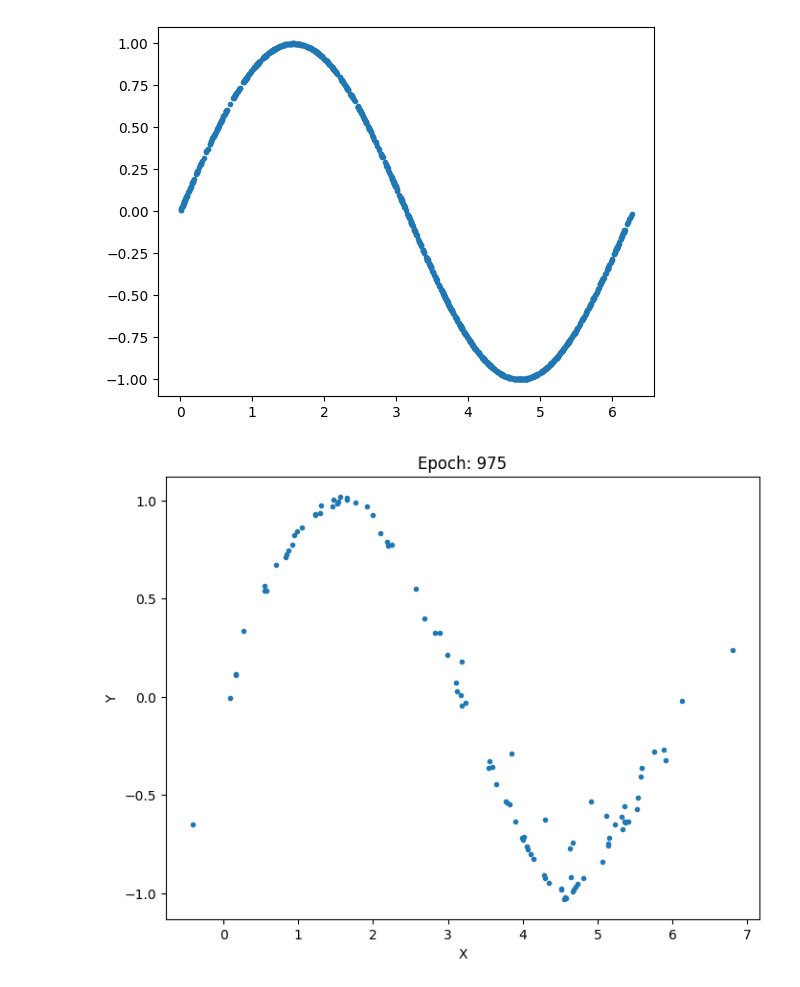
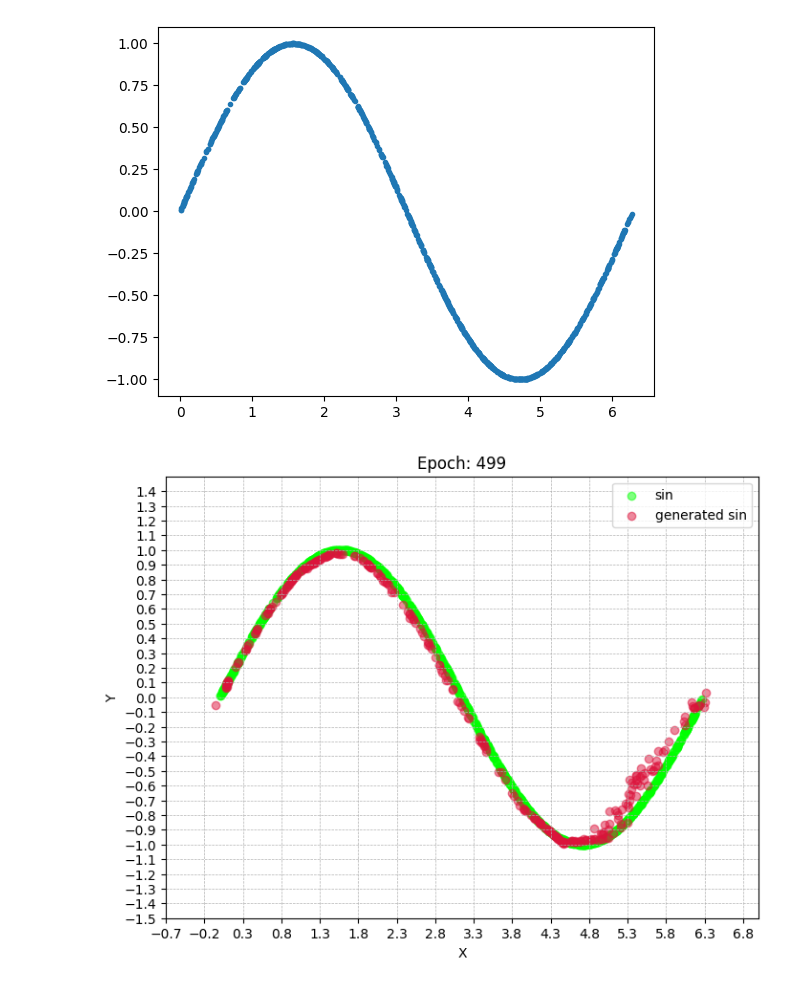
Before and after one commit to Zea-Zee/ShiftLab-2024-Computer-Vision, a Jupyter notebook: gan_sin.ipynb, the cells around one changed output. Saved outputs shown, nothing was run; the diff lists cells and outputs as text; code cells hidden in the pictures.

```diff
--- a/gan_sin.ipynb
+++ b/gan_sin.ipynb
@@ -67,14 +70,18 @@ discriminator = Discriminator()
 generator = Generator()
 # %%
 lr = 0.001
-num_epochs = 300
+num_epochs = 500
 loss_function = nn.BCELoss()
-optimizer_discriminator = torch.optim.SGD(discriminator.parameters(), lr=0.001, weight_decay=1e-3)
-optimizer_generator = torch.optim.SGD(generator.parameters(), lr=0.001, weight_decay=1e-3)
+# optimizer_discriminator = torch.optim.SGD(discriminator.parameters(), lr=0.001, weight_decay=1e-3)
+# optimizer_generator = torch.optim.SGD(generator.parameters(), lr=0.001, weight_decay=1e-3)
 
-# optimizer_discriminator = torch.optim.Adam(discriminator.parameters(), lr=lr)
-# optimizer_generator = torch.optim.Adam(generator.parameters(), lr=lr)
+optimizer_discriminator = torch.optim.Adam(discriminator.parameters(), lr=lr, weight_decay=1e-4)
+optimizer_generator = torch.optim.Adam(generator.parameters(), lr=lr, weight_decay=1e-4)
 # %%
+output_dir = datetime.datetime.now().strftime("SIN-GAN-EVO_%Y-%m-%d_%H-%M-%S")
+os.makedirs(output_dir, exist_ok=True)
+
+evolution_samples = torch.randn(100, 2)
 for epoch in range(num_epochs):
     for n, (real_samples, _) in enumerate(train_loader):
         # Данные для обучения дискриминатора
@@ -92,34 +99,56 @@ for epoch in range(num_epochs):
         discriminator.zero_grad()
         output_discriminator = discriminator(all_samples)
         loss_discriminator = loss_function(output_discriminator, all_samples_labels)
         loss_discriminator.backward()
         optimizer_discriminator.step()
 
         # Обучение генератора
         latent_space_samples = torch.randn((batch_size, 2))
         generator.zero_grad()
         generated_samples = generator(latent_space_samples)
 
         output_discriminator_generated = discriminator(generated_samples)
         loss_generator = loss_function(output_discriminator_generated, real_samples_labels)
 
         loss_generator.backward()
         optimizer_generator.step()
 
         latent_space_samples = torch.randn(100, 2)
         generated_samples = generator(latent_space_samples)
         generated_samples = generated_samples.detach()
 
-    if epoch % 5 == 0 and n == batch_size - 1:
-        clear_output(wait=True)  # Очистка предыдущего вывода
+    if epoch % 1 == 0 and n == batch_size - 1:
+        clear_output(wait=True)
+        generated_samples = generator(evolution_samples)
+        generated_samples = generated_samples.detach()
         plt.figure(figsize=(8, 6))
-        plt.plot(generated_samples[:, 0], generated_samples[:, 1], ".")
+
+        plt.scatter(train_data[:, 0], train_data[:, 1],
+            color='lime',
+            alpha=0.5,
+            label="sin"
+        )
+        plt.scatter(generated_samples[:, 0], generated_samples[:, 1],
+            color='crimson',
+            alpha=0.5,
+            label="generated sin"
+        )
+
+        plt.legend()
         plt.title(f"Epoch: {epoch}")
         plt.xlabel("X")
         plt.ylabel("Y")
+
+        plt.xlim(-0.7, 7)
+        plt.ylim(-1.5, 1.5)
+        plt.grid(which='both', linestyle='--', linewidth=0.5)
+        plt.xticks(np.arange(-0.7, 7, 0.5))
+        plt.yticks(np.arange(-1.5, 1.5, 0.1))
+
+        plt.savefig(f"{output_dir}/{epoch}.png")
         plt.show()
 
         # Распечатываем текущие значения
         print(f"Epoch: {epoch} Loss D.: {loss_discriminator:.4f} Loss G.: {loss_generator:.4f}")
 # %% [output]
-[figure, old version]
+[figure, new version]
```
Also changed, not shown: parts of 4 cells of this notebook, 7 other files.
